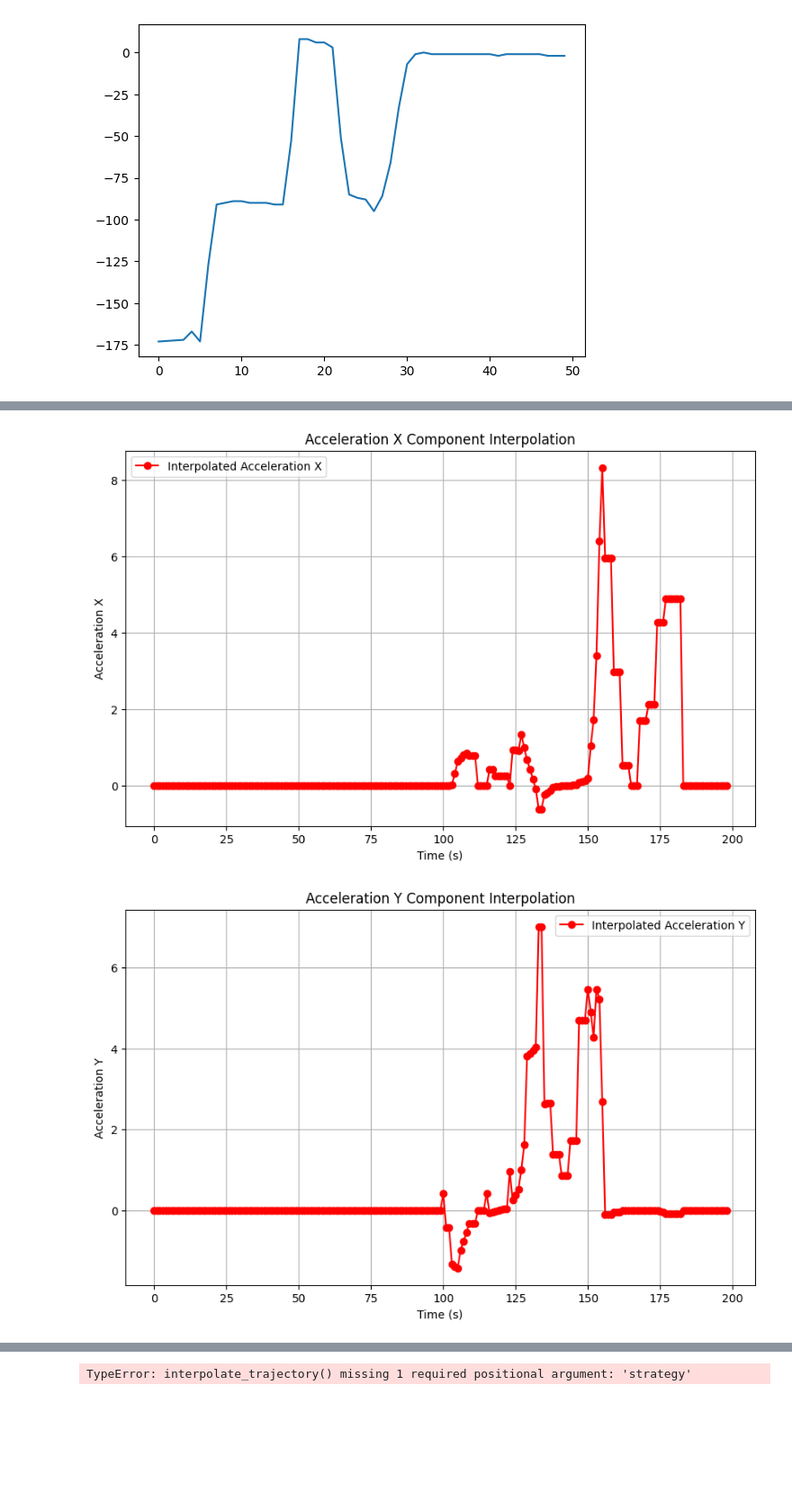
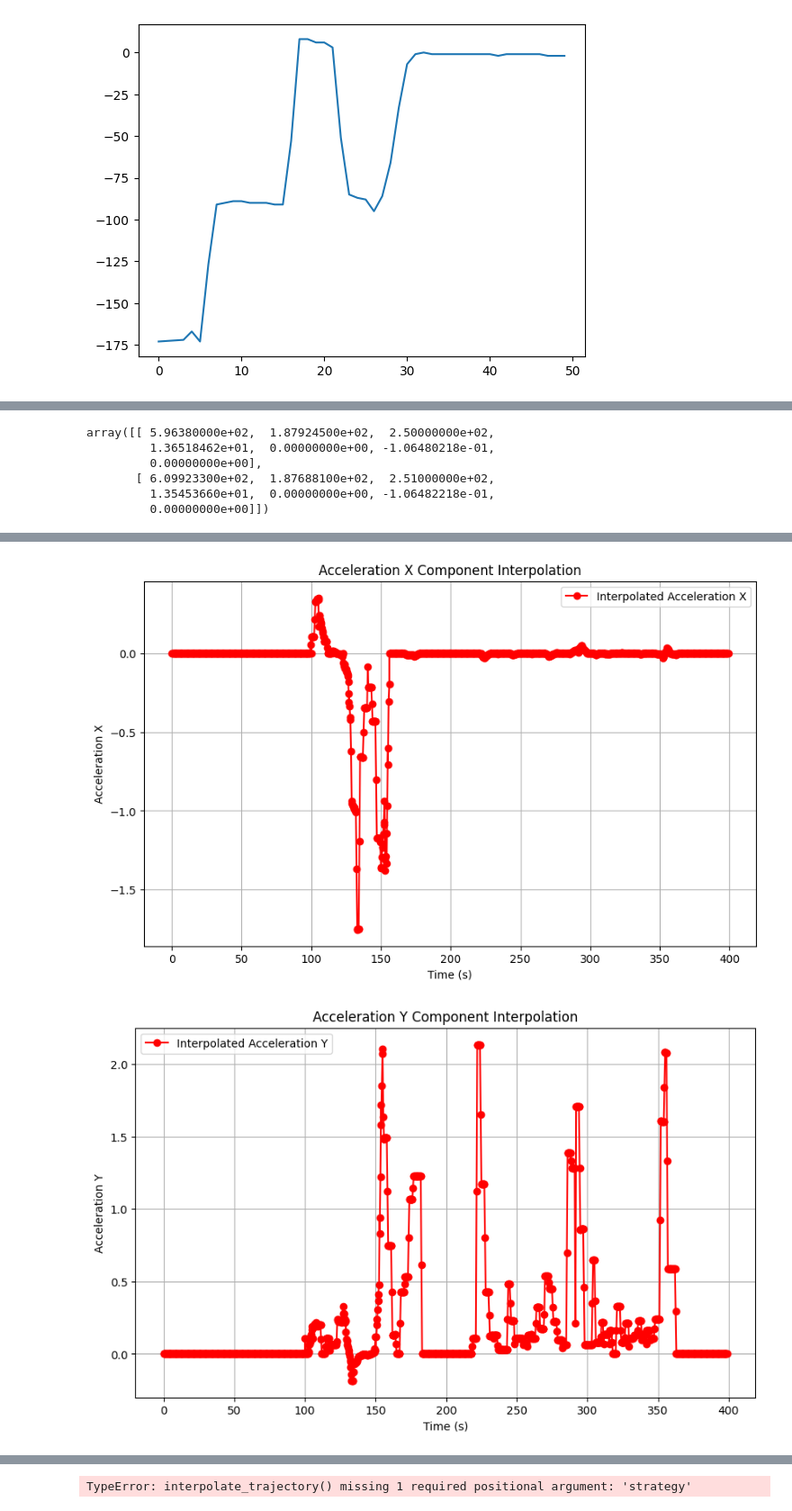
Before and after one commit to bharatwrrr/kinematic-interpolation, a Jupyter notebook: demos/k_interp_demo.ipynb, the cells around one changed output, grey strips where cells are left out. Shown at 90% size. Cells and saved outputs as stored; diff of their text form; code cells hidden in the pictures; blank space fills up the shorter version.

```diff
--- a/demos/k_interp_demo.ipynb
+++ b/demos/k_interp_demo.ipynb
@@ -102,10 +97,10 @@ def process_traj(record: Dict[str, list]) -> Dict[str, np.ndarray]:
     Process a trajectory record to detect and clean noisy heading angles.
 
     Args:
-        record: A dictionary containing trajectory data with keys 'Latitude', 'Longitude', and 'heading_p'.
+        record: A dictionary containing trajectory data with keys 'Latitude', 'Longitude', and 'heading'.
 
     Returns:
-        A dictionary with the same keys, where 'heading_p' has been cleaned.
+        A dictionary with the same keys, where 'heading' has been cleaned.
     """
     noisy = detect_noisy_heading(record)
     clean_heading_arr = clean_heading(np.asarray(record.get("Heading", []), dtype=np.float64), noisy)
@@ -534,5 +453,5 @@ result.iloc[:20]
 # %%
 df = pd.read_csv('./../data/sample.csv')
-df.rename(columns={'Unnamed: 0': 't', 'heading': 'heading_p'}, inplace=True)
+df.rename(columns={'Unnamed: 0': 't'}, inplace=True)
 # %%
 df['speed'] = (df['vx']**2 + df['vy']**2)**0.5
@@ -554,0 +458,3 @@ df
+# %%
+df['vy'] = df['speed'] * np.sin(np.deg2rad(df['heading']))
+df['vx'] = df['speed'] * np.cos(np.deg2rad(df['heading']))
@@ -555,7 +547,16 @@ df
+# %%
+seg
+# %% [output]
+array([[ 5.96380000e+02,  1.87924500e+02,  2.50000000e+02,
+         1.36518462e+01,  0.00000000e+00, -1.06480218e-01,
+         0.00000000e+00],
+       [ 6.09923300e+02,  1.87688100e+02,  2.51000000e+02,
+         1.35453660e+01,  0.00000000e+00, -1.06482218e-01,
+         0.00000000e+00]])
 # %%
 # Prepare data by calculating velocity components
 # df = prepare_data(df)
-df_ = df.iloc[:200]
+df_ = df.iloc[:400]
 strategy = LinearAccelerationInterpolation()
 num_interpolations = 1  # Adjust this value as needed
 result = interpolate_trajectory(df_, strategy, num_interpolations)
@@ -594,5 +605,5 @@ Interpolating from t=198.0 to t=199.0 with step=1
-[figure, old version]
+[figure, new version]
-[figure, old version]
+[figure, new version]
 # %%
 # Prepare data by calculating velocity components
 df = prepare_data(df)
```
Also changed, not shown: parts of 20 cells of this notebook, 1 other file.
